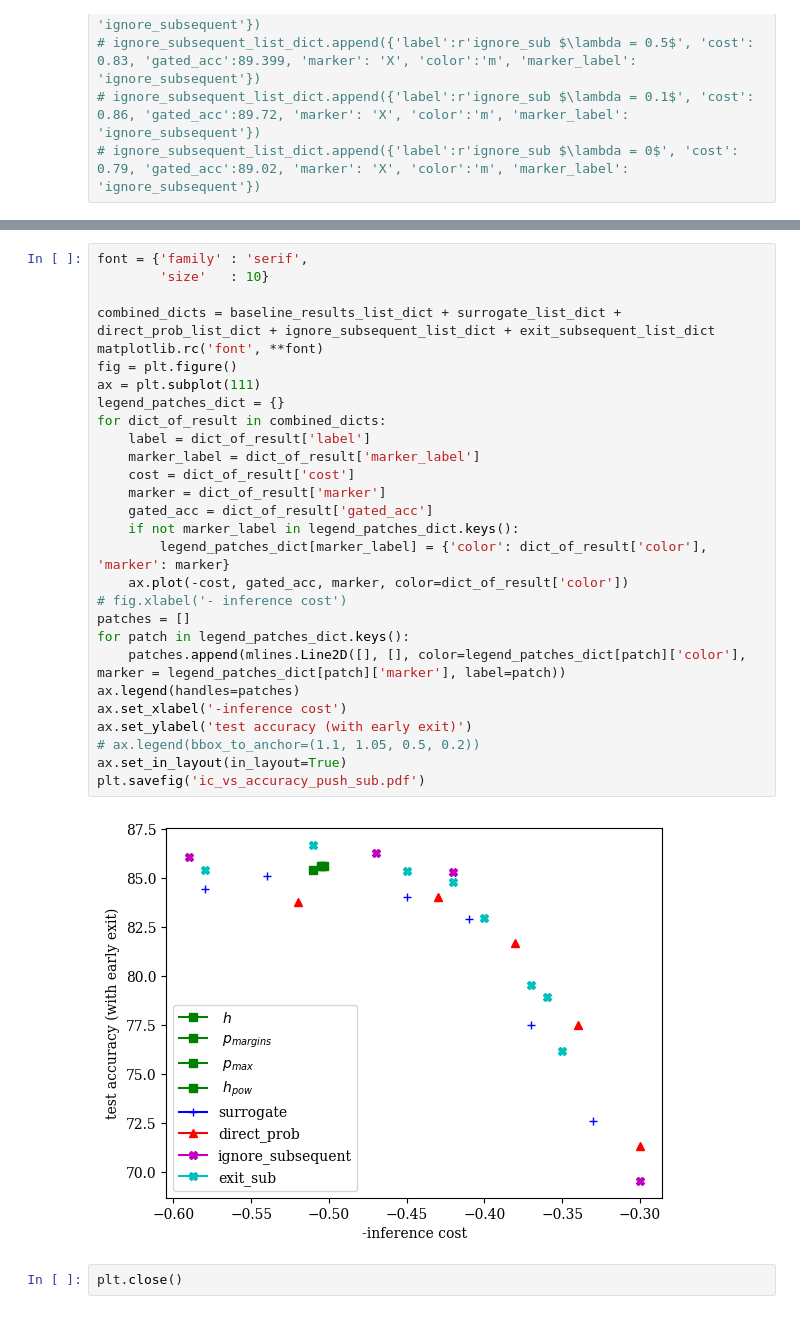
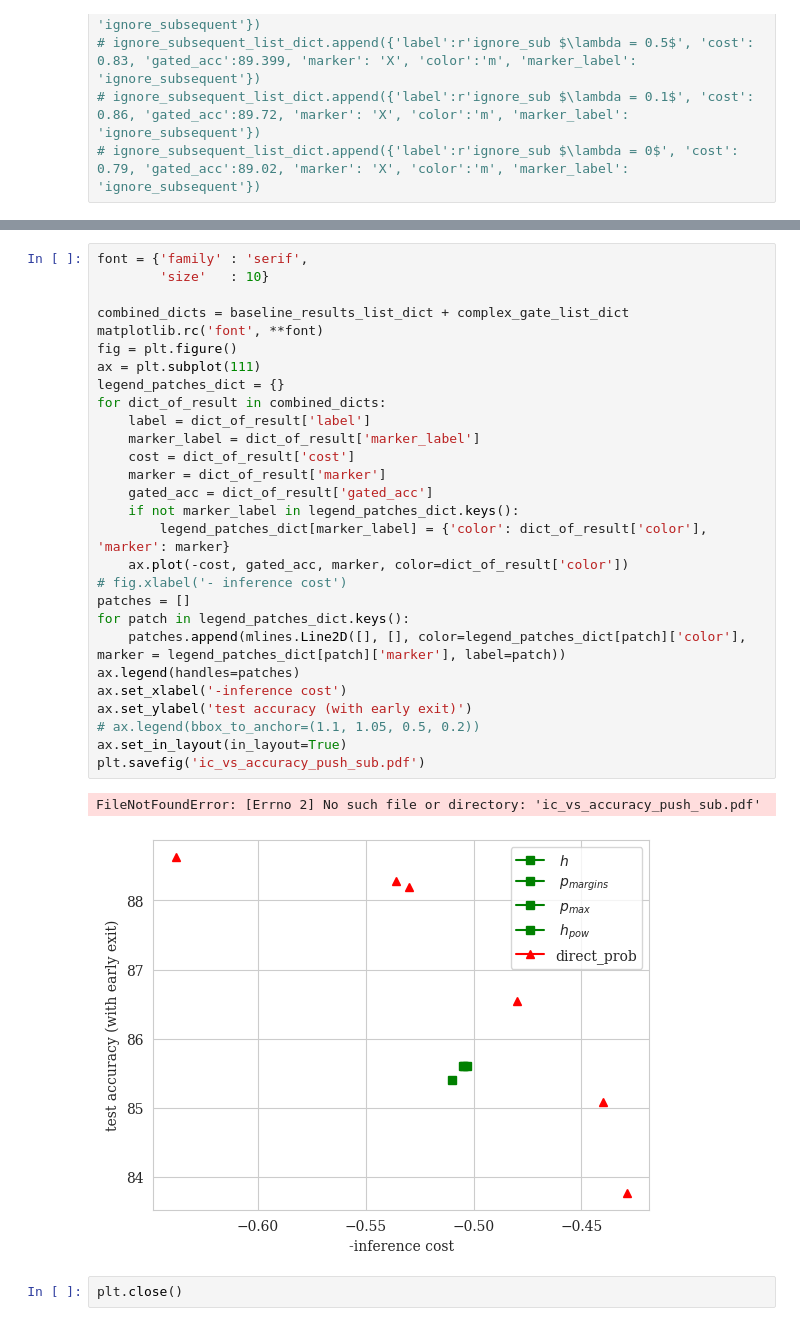
Before and after one commit to networkslab/dynn, a Jupyter notebook: src/notebooks/ce_ic_tradeoff.ipynb, the cells around one changed output, grey strips where cells are left out. Saved outputs shown, nothing was run; the diff lists cells and outputs as text.

Commit message:
Add complex gate run

```diff
--- a/src/notebooks/ce_ic_tradeoff.ipynb
+++ b/src/notebooks/ce_ic_tradeoff.ipynb
@@ -90,32 +93,33 @@ exit_subsequent_list_dict.append({'label':r'exit sub $\lambda = 0$', 'cost': 0.5
 # %%
 font = {'family' : 'serif',
         'size'   : 10}
 
-combined_dicts = baseline_results_list_dict + surrogate_list_dict + direct_prob_list_dict + ignore_subsequent_list_dict + exit_subsequent_list_dict
+combined_dicts = baseline_results_list_dict + complex_gate_list_dict
 matplotlib.rc('font', **font)
 fig = plt.figure()
 ax = plt.subplot(111)
 legend_patches_dict = {}
 for dict_of_result in combined_dicts:
     label = dict_of_result['label']
     marker_label = dict_of_result['marker_label']
     cost = dict_of_result['cost']
     marker = dict_of_result['marker']
     gated_acc = dict_of_result['gated_acc']
     if not marker_label in legend_patches_dict.keys():
         legend_patches_dict[marker_label] = {'color': dict_of_result['color'], 'marker': marker}
     ax.plot(-cost, gated_acc, marker, color=dict_of_result['color'])
 # fig.xlabel('- inference cost')
 patches = []
 for patch in legend_patches_dict.keys():
     patches.append(mlines.Line2D([], [], color=legend_patches_dict[patch]['color'], marker = legend_patches_dict[patch]['marker'], label=patch))
 ax.legend(handles=patches)
 ax.set_xlabel('-inference cost')
 ax.set_ylabel('test accuracy (with early exit)')
 # ax.legend(bbox_to_anchor=(1.1, 1.05, 0.5, 0.2))
 ax.set_in_layout(in_layout=True)
 plt.savefig('ic_vs_accuracy_push_sub.pdf')
 # %% [output]
+FileNotFoundError: [Errno 2] No such file or directory: 'ic_vs_accuracy_push_sub.pdf'
-[figure, old version]
+[figure, new version]
 # %%
 plt.close()
```
Also changed, not shown: parts of 1 cell of this notebook, 5 other files.
